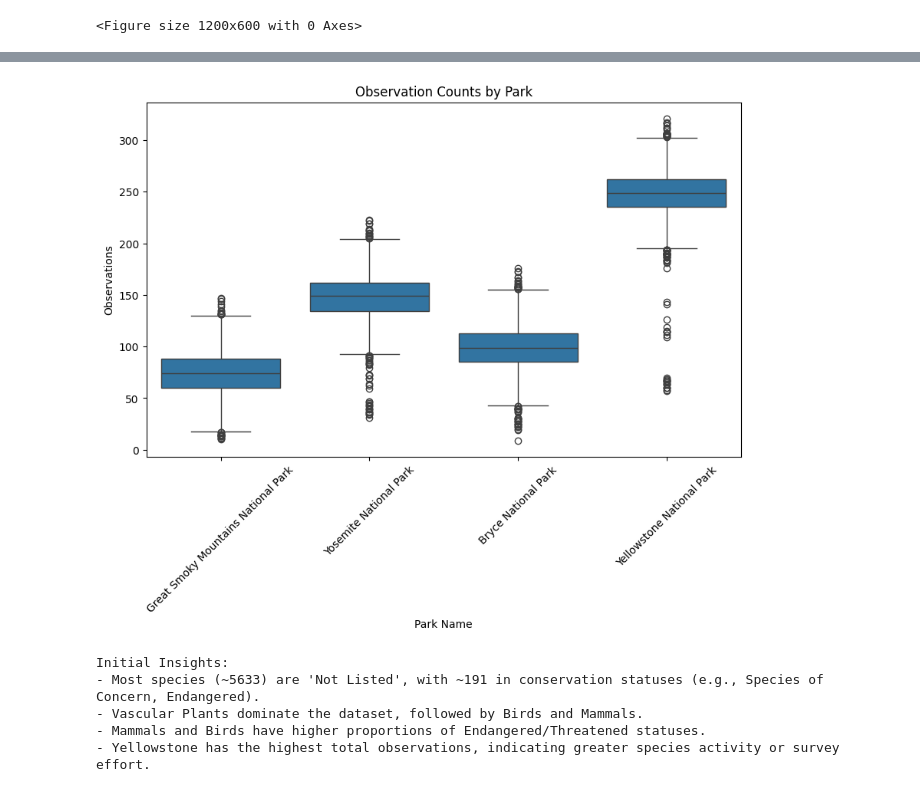
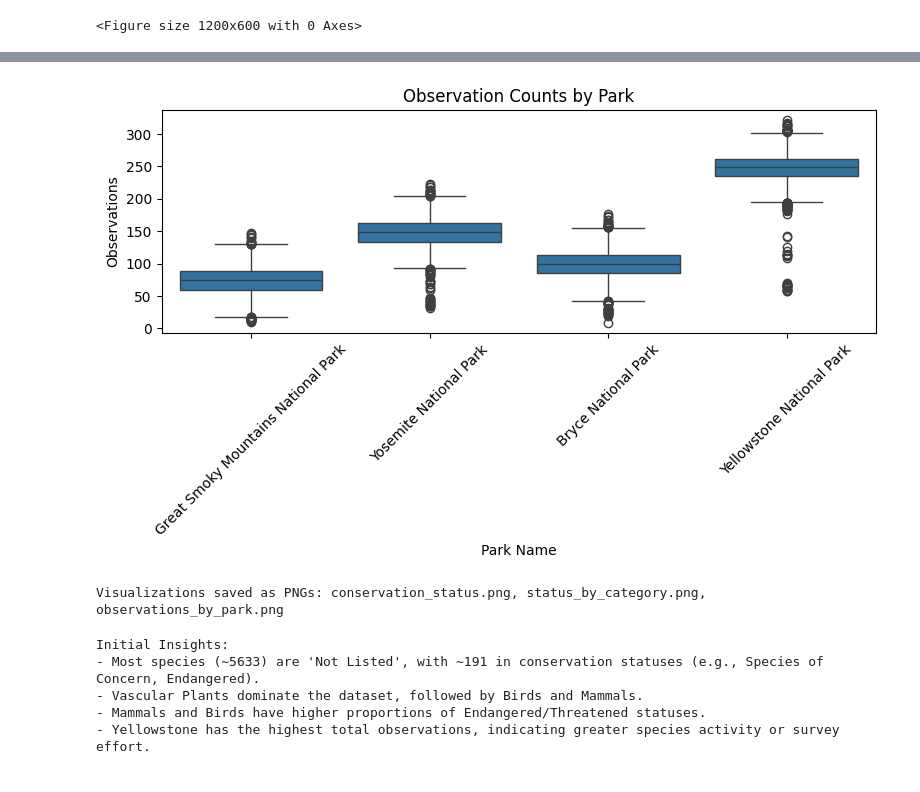
Before and after one commit to GoudyMT/National-Park-Biodiversity, a Jupyter notebook: biodiversity_starter/biodiversity.ipynb, the cells around one changed output, grey strips where cells are left out. Drawn from its saved outputs; the diff is of its cells as text; code cells hidden in the pictures.

```diff
--- a/biodiversity_starter/biodiversity.ipynb
+++ b/biodiversity_starter/biodiversity.ipynb
@@ -322,12 +328,18 @@ plt.show()
 # %%
 # Box Plot: Observations by Park
-plt.figure(figsize=(10, 6))
+plt.figure(figsize=(8, 5))
 sns.boxplot(data=observations, x='park_name', y='observations')
 plt.title('Observation Counts by Park')
 plt.xlabel('Park Name')
 plt.ylabel('Observations')
 plt.xticks(rotation=45)
+plt.tight_layout()
+plt.savefig('observations_by_park.png')
 plt.show()
 # %% [output]
-[figure, old version]
+[figure, new version]
+# %%
+print("Visualizations saved as PNGs: conservation_status.png, status_by_category.png, observations_by_park.png")
+# %% [output]
+Visualizations saved as PNGs: conservation_status.png, status_by_category.png, observations_by_park.png
 # %%
```
Also changed, not shown: parts of 4 cells of this notebook, 4 other files.
